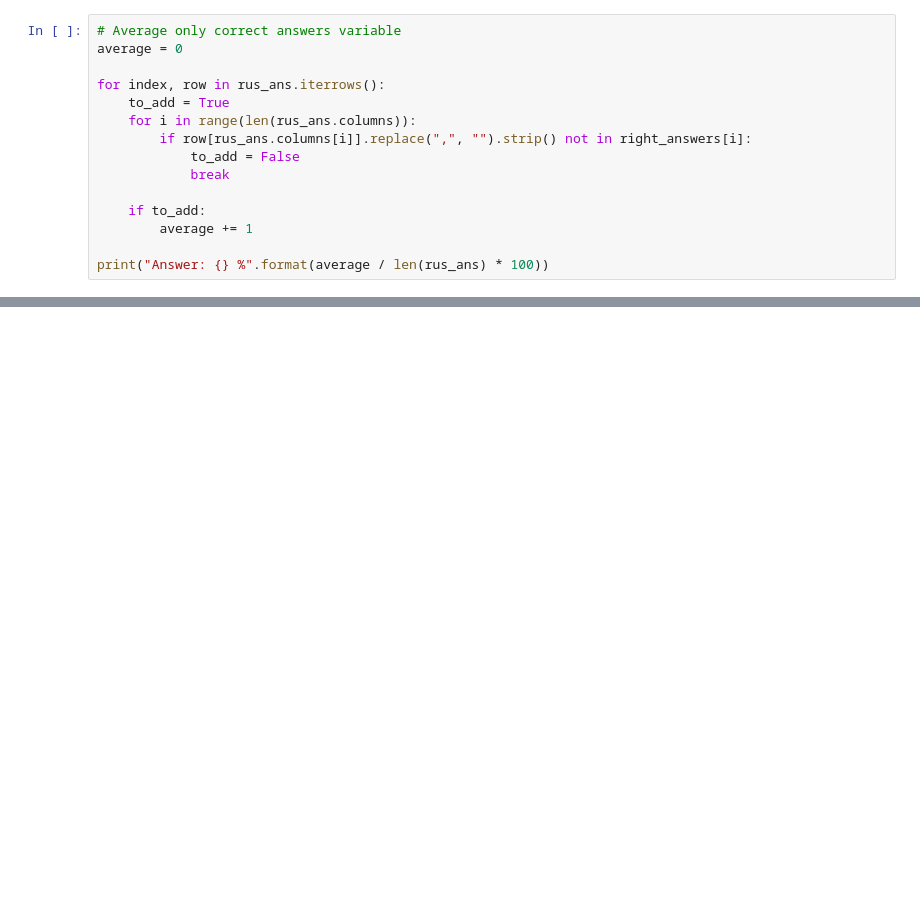
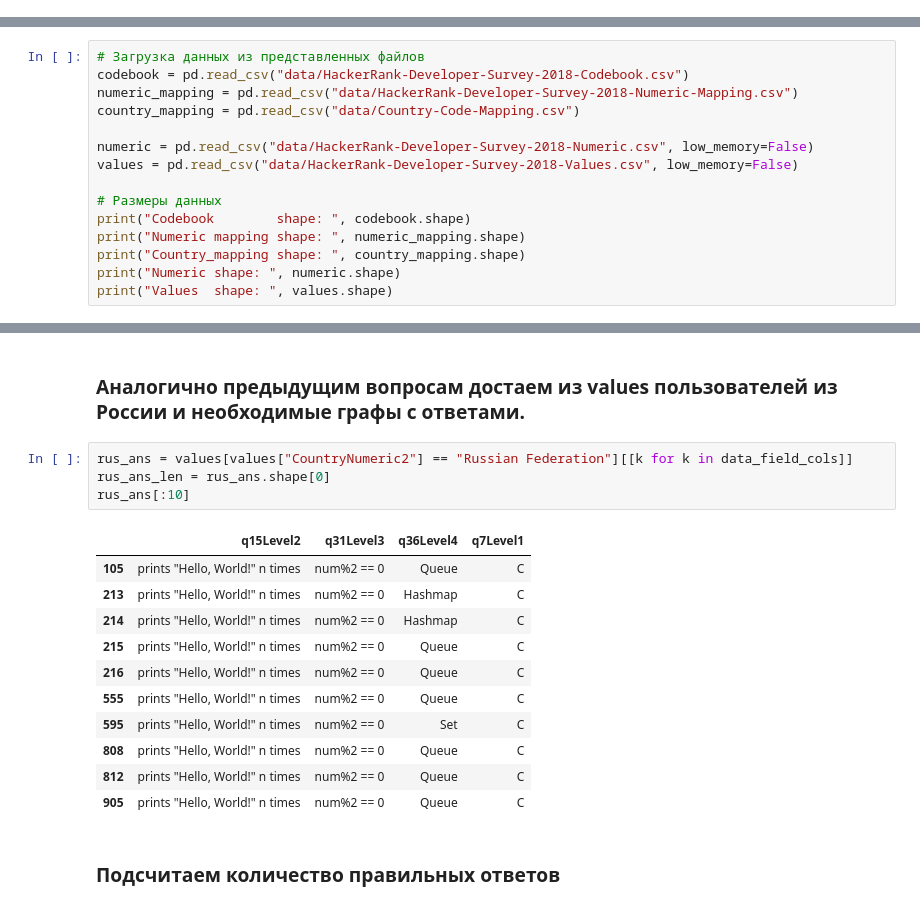
Before and after one commit to marchinho11/BestHack, a Jupyter notebook: pre_hackaton.ipynb, the cells around one changed output, grey strips where cells are left out. Saved outputs shown, nothing was run; the diff lists cells and outputs as text; blank space fills up the shorter version.

```diff
--- a/pre_hackaton.ipynb
+++ b/pre_hackaton.ipynb
@@ -265,15 +0,0 @@ rus_ans[:15]
-# %%
-# Average only correct answers variable
-average = 0
-
-for index, row in rus_ans.iterrows():
-    to_add = True
-    for i in range(len(rus_ans.columns)):
-        if row[rus_ans.columns[i]].replace(",", "").strip() not in right_answers[i]:
-            to_add = False
-            break
-
-    if to_add:
-        average += 1
-
-print("Answer: {} %".format(average / len(rus_ans) * 100))
@@ -283,0 +9,15 @@ Answer: 77.5132275132275 %
+# %%
+# Загрузка данных из представленных файлов
+codebook = pd.read_csv("data/HackerRank-Developer-Survey-2018-Codebook.csv")
+numeric_mapping = pd.read_csv("data/HackerRank-Developer-Survey-2018-Numeric-Mapping.csv")
+country_mapping = pd.read_csv("data/Country-Code-Mapping.csv")
+
+numeric = pd.read_csv("data/HackerRank-Developer-Survey-2018-Numeric.csv", low_memory=False)
+values = pd.read_csv("data/HackerRank-Developer-Survey-2018-Values.csv", low_memory=False)
+
+# Размеры данных
+print("Codebook        shape: ", codebook.shape)
+print("Numeric mapping shape: ", numeric_mapping.shape)
+print("Country_mapping shape: ", country_mapping.shape)
+print("Numeric shape: ", numeric.shape)
+print("Values  shape: ", values.shape)
@@ -283,0 +216,20 @@ Answer: 77.5132275132275 %
+# %% [markdown]
+### Аналогично предыдущим вопросам достаем из values пользователей из России и необходимые графы с ответами.
+# %%
+rus_ans = values[values["CountryNumeric2"] == "Russian Federation"][[k for k in data_field_cols]]
+rus_ans_len = rus_ans.shape[0]
+rus_ans[:10]
+# %% [output]
+|  | q15Level2 | q31Level3 | q36Level4 | q7Level1 |
+| 105 | prints "Hello, World!" n times | num%2 == 0 | Queue | C |
+| 213 | prints "Hello, World!" n times | num%2 == 0 | Hashmap | C |
+| 214 | prints "Hello, World!" n times | num%2 == 0 | Hashmap | C |
+| 215 | prints "Hello, World!" n times | num%2 == 0 | Queue | C |
+| 216 | prints "Hello, World!" n times | num%2 == 0 | Queue | C |
+| 555 | prints "Hello, World!" n times | num%2 == 0 | Queue | C |
+| 595 | prints "Hello, World!" n times | num%2 == 0 | Set | C |
+| 808 | prints "Hello, World!" n times | num%2 == 0 | Queue | C |
+| 812 | prints "Hello, World!" n times | num%2 == 0 | Queue | C |
+| 905 | prints "Hello, World!" n times | num%2 == 0 | Queue | C |
+# %% [markdown]
+### Подсчитаем количество правильных ответов
```
Also changed, not shown: parts of 51 cells of this notebook, 5 other files.
